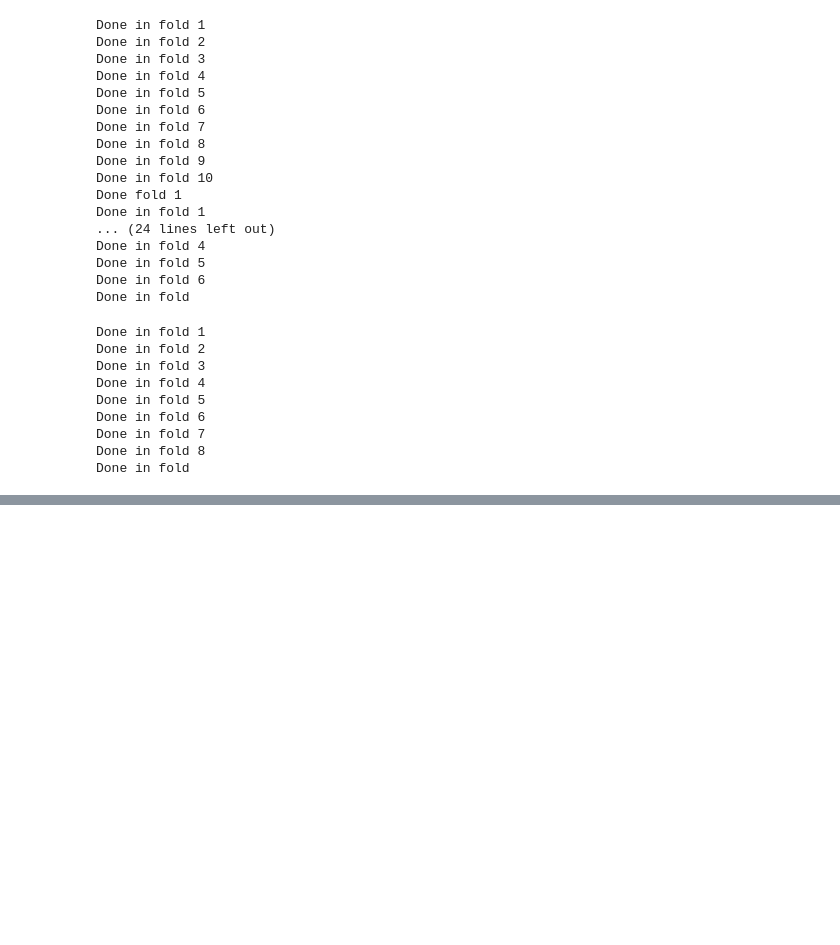
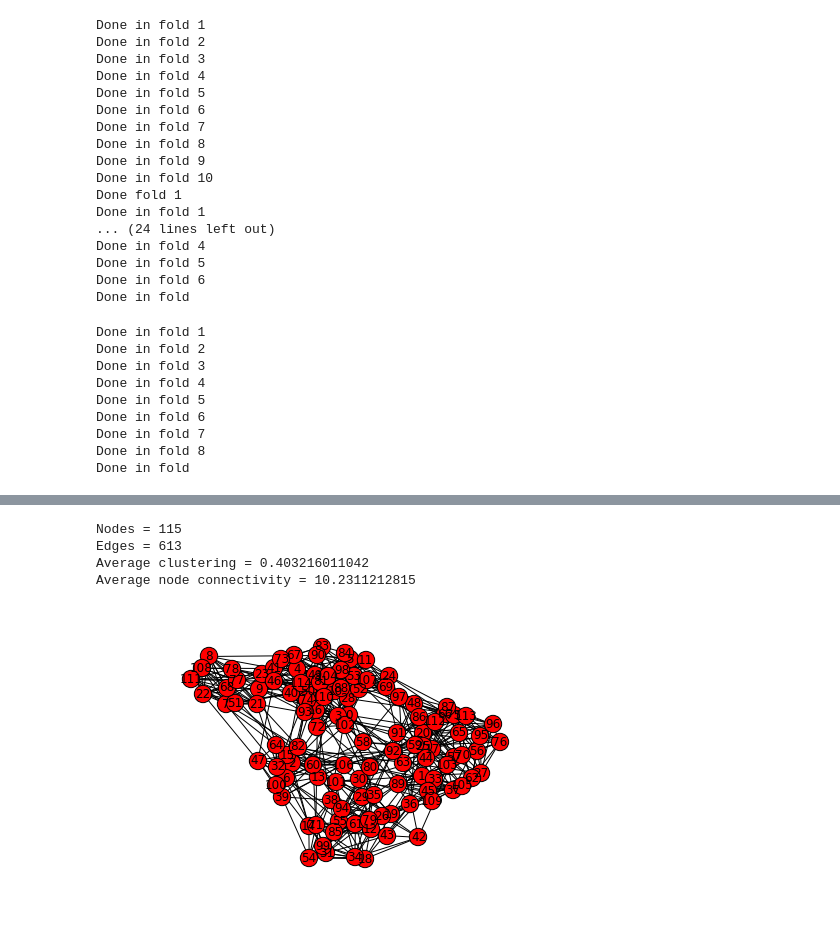
Before and after one commit to libfun/Course_m1_2015, a Jupyter notebook: ipynb/Link_Prediction_2.ipynb, the cells around one changed output, grey strips where cells are left out. Cells and saved outputs as stored; diff of their text form; code cells hidden in the pictures; blank space fills up the shorter version.

```diff
--- a/ipynb/Link_Prediction_2.ipynb
+++ b/ipynb/Link_Prediction_2.ipynb
@@ -1215,0 +1254,15 @@ Done in fold
+# %%
+newman_football = nx.read_gml('./netws/newman/football/football.gml')
+fixed_newman_football = nx.Graph(nx.convert_node_labels_to_integers(newman_football, first_label = 0))
+G = fixed_newman_football
+nx.draw(G, with_labels = True)
+print 'Nodes = {}'.format(G.number_of_nodes())
+print 'Edges = {}'.format(G.number_of_edges())
+print 'Average clustering = {}'.format(nx.average_clustering(G))
+print 'Average node connectivity = {}'.format(nx.average_node_connectivity(G))
+# %% [output]
+Nodes = 115
+Edges = 613
+Average clustering = 0.403216011042
+Average node connectivity = 10.2311212815
+[figure, added]
```
Also changed, not shown: parts of 12 cells of this notebook.
